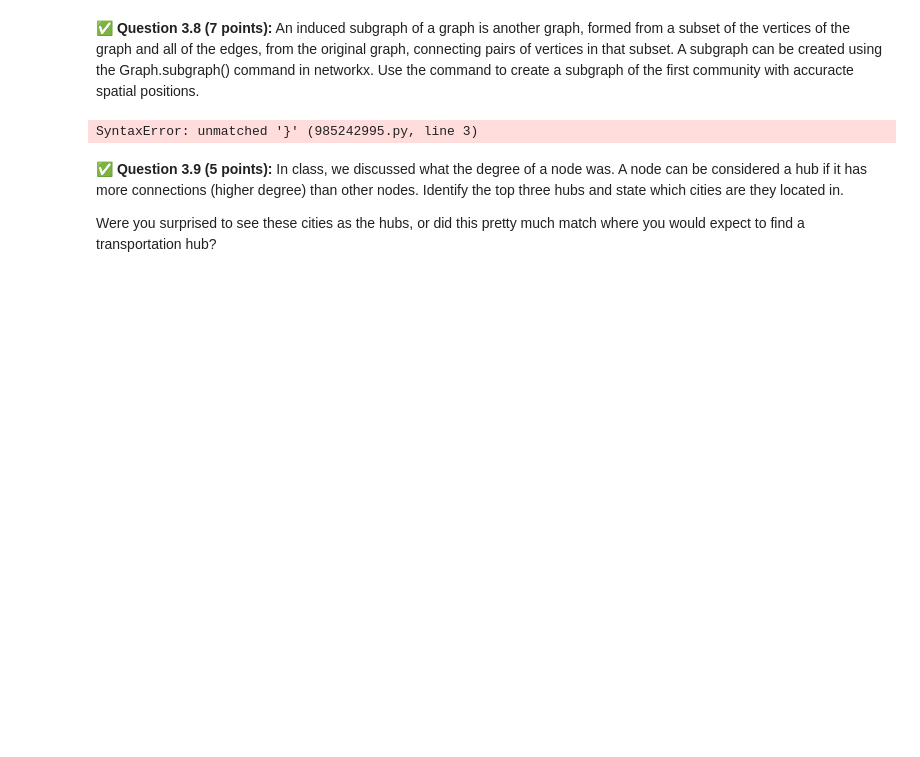
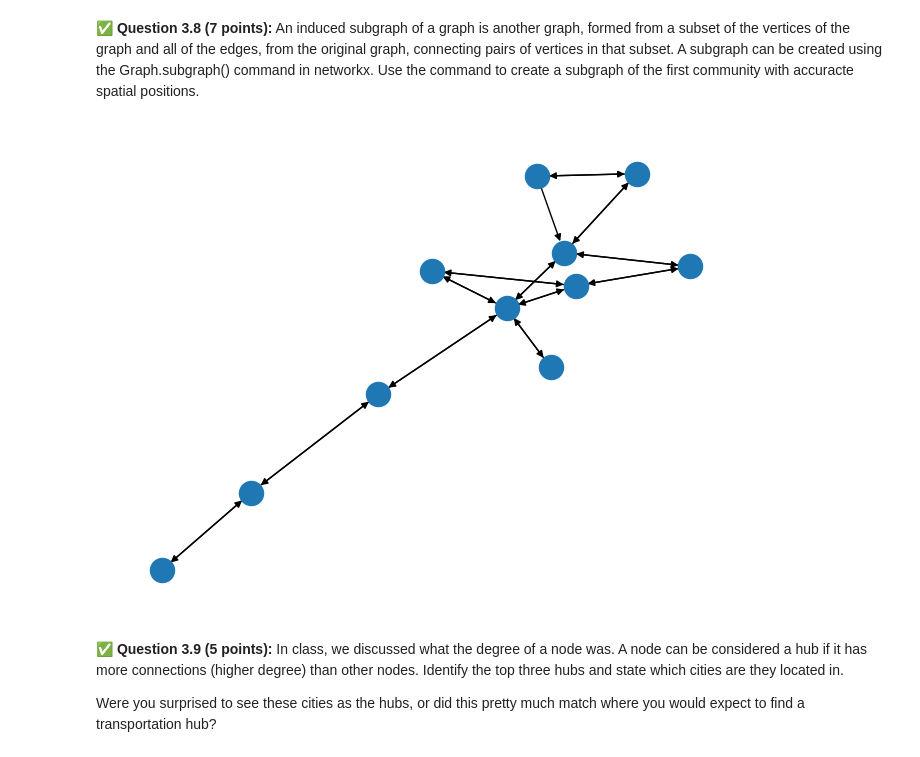
Before and after one commit to VarunSUK/CMSE202-f24-turnin, a Jupyter notebook: hw-02/HW-02_ABMandGraphTheory-STUDENTMain.ipynb, the cells around one changed output. Saved outputs shown, nothing was run; the diff lists cells and outputs as text; code cells hidden in the pictures; blank space fills up the shorter version.

```diff
--- a/hw-02/HW-02_ABMandGraphTheory-STUDENTMain.ipynb
+++ b/hw-02/HW-02_ABMandGraphTheory-STUDENTMain.ipynb
@@ -697,9 +697,9 @@ print(lc[0:3])
 # %%
 # Write your code here
 sub_g = nx.Graph.subgraph(graph, nodes=lc[0])
-nx.draw(sub_g)}
+nx.draw(sub_g)
 # %% [output]
-SyntaxError: unmatched '}' (985242995.py, line 3)
+[figure, added]
 # %% [markdown]
 &#9989;  **Question 3.9 (5 points):** In class, we discussed what the degree of a node was. A node can be considered a hub if it has more connections (higher degree) than other nodes. Identify the top three hubs and state which cities are they located in.
 
```
Also changed, not shown: parts of 1 cell of this notebook.
